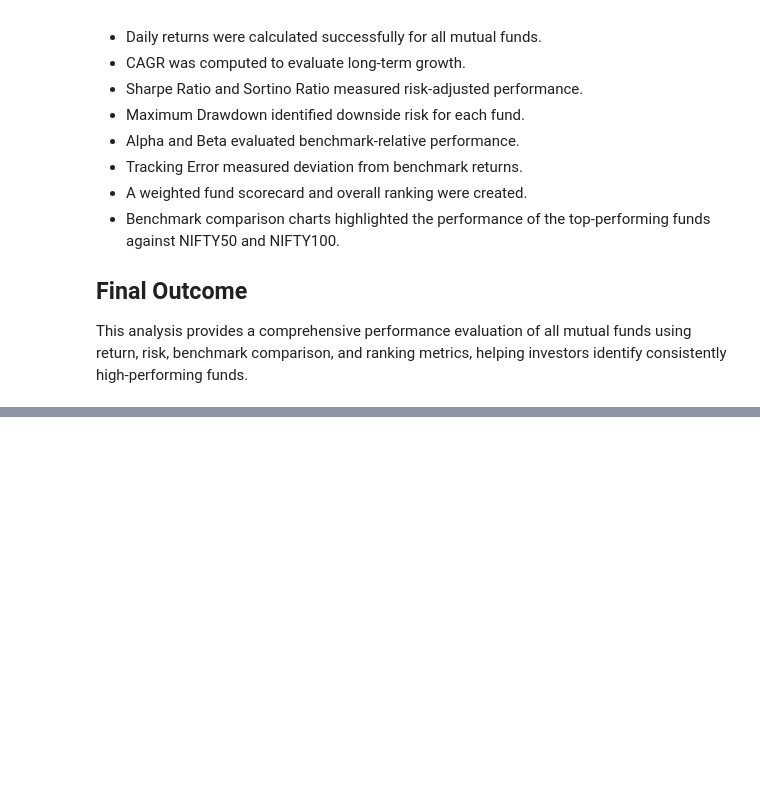
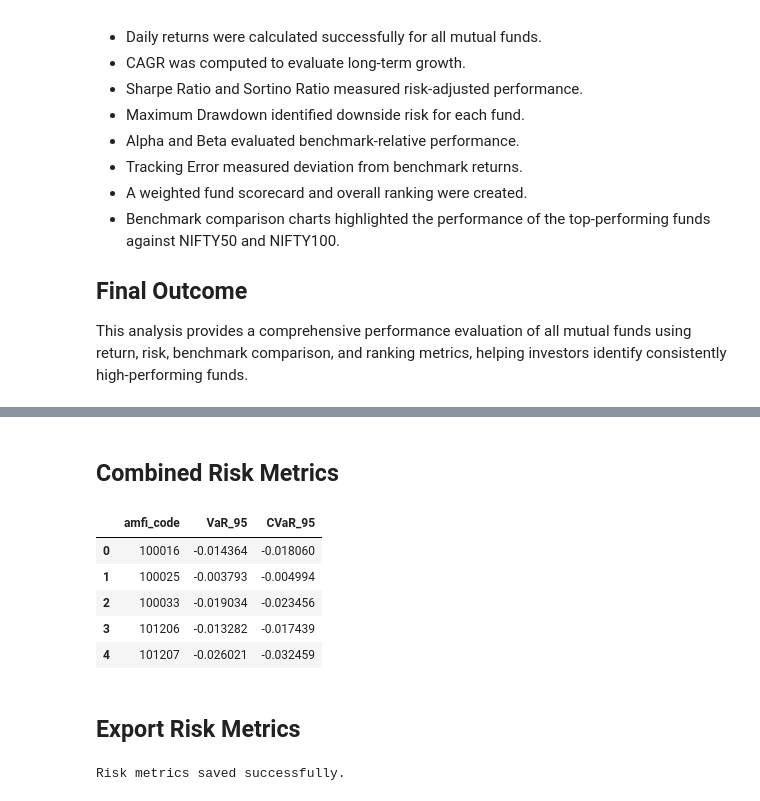
Before and after one commit to ashuuuu7/Mutual_Fund_Analytics, a Jupyter notebook: notebooks/04_performance_analytics.ipynb, the cells around one changed output, grey strips where cells are left out. Saved outputs shown, nothing was run; the diff lists cells and outputs as text; code cells hidden in the pictures; blank space fills up the shorter version.

```diff
--- a/notebooks/04_performance_analytics.ipynb
+++ b/notebooks/04_performance_analytics.ipynb
@@ -764,0 +773,10 @@ This analysis provides a comprehensive performance evaluation of all mutual fund
+# %%
+var_df = (
+    nav_df.groupby("amfi_code")["daily_return"]
+    .quantile(0.05)
+    .reset_index()
+)
+
+var_df.columns = ["amfi_code", "VaR_95"]
+
+var_df.head()
@@ -764,0 +794,10 @@ This analysis provides a comprehensive performance evaluation of all mutual fund
+# %%
+cvar_df = (
+    nav_df.groupby("amfi_code")["daily_return"]
+    .apply(lambda x: x[x <= x.quantile(0.05)].mean())
+    .reset_index()
+)
+
+cvar_df.columns = ["amfi_code", "CVaR_95"]
+
+cvar_df.head()
@@ -764,0 +811,21 @@ This analysis provides a comprehensive performance evaluation of all mutual fund
+# %% [markdown]
+## Combined Risk Metrics
+# %%
+risk_metrics = var_df.merge(cvar_df, on="amfi_code")
+
+risk_metrics.head()
+# %% [output]
+|  | amfi_code | VaR_95 | CVaR_95 |
+| 0 | 100016 | -0.014364 | -0.018060 |
+| 1 | 100025 | -0.003793 | -0.004994 |
+| 2 | 100033 | -0.019034 | -0.023456 |
+| 3 | 101206 | -0.013282 | -0.017439 |
+| 4 | 101207 | -0.026021 | -0.032459 |
+# %% [markdown]
+## Export Risk Metrics
+# %%
+risk_metrics.to_csv("../reports/var_cvar_report.csv", index=False)
+
+print("Risk metrics saved successfully.")
+# %% [output]
+Risk metrics saved successfully.
```
Also changed, not shown: parts of 8 cells of this notebook, 4 other files.
